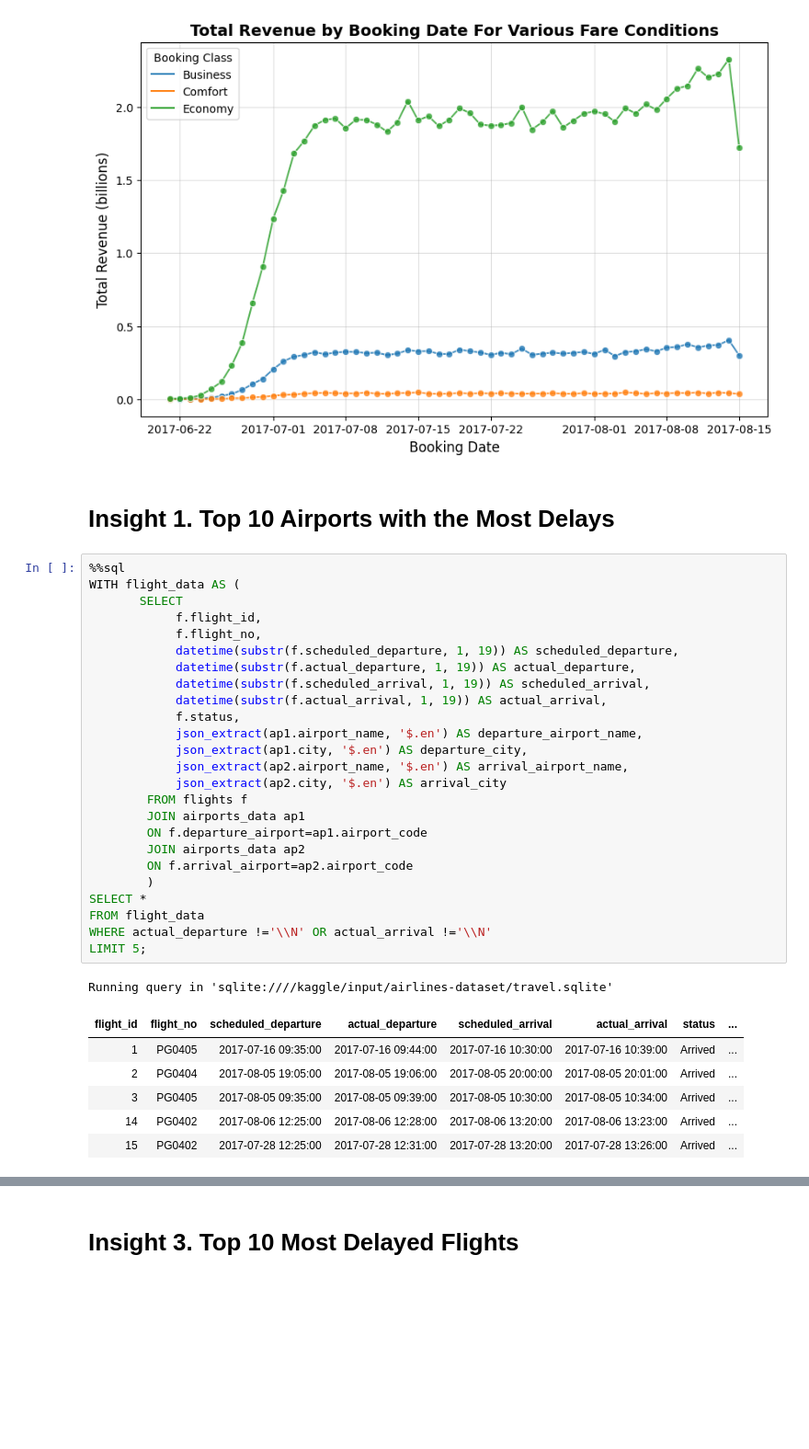
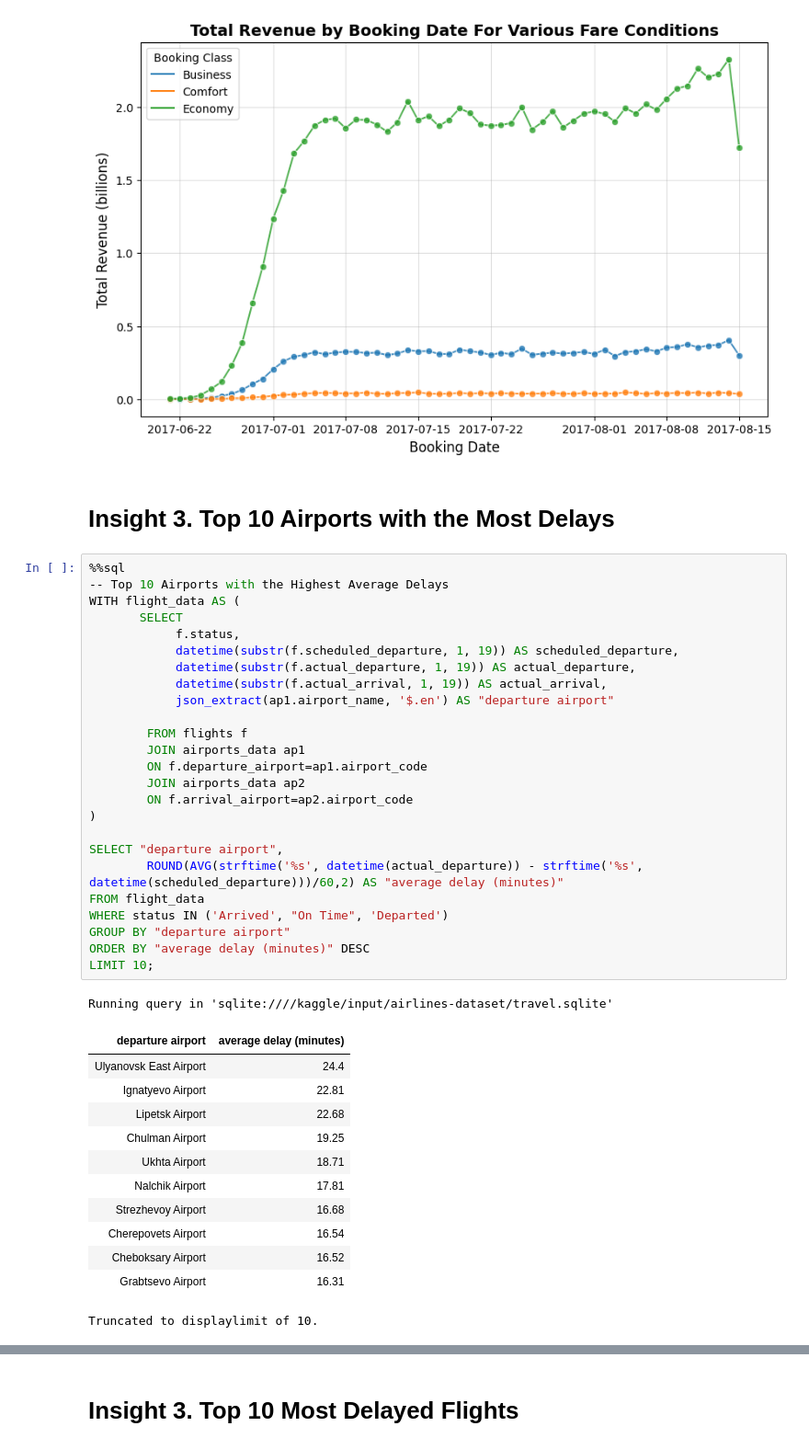
Before and after one commit to Daviedavie100/SQL_Projects, a Jupyter notebook: Airlines_EDA.ipynb, the cells around one changed output, grey strips where cells are left out. Shown at 92% size. Cells and saved outputs as stored; diff of their text form; blank space fills up the shorter version.

```diff
--- a/Airlines_EDA.ipynb
+++ b/Airlines_EDA.ipynb
@@ -483,38 +402,44 @@ plt.show();
 # %% [output]
 [figure]
 # %% [markdown]
-# Insight 1. Top 10 Airports with the Most Delays
+# Insight 3. Top 10 Airports with the Most Delays
 # %%
 %%sql
+-- Top 10 Airports with the Highest Average Delays
 WITH flight_data AS (
        SELECT
-            f.flight_id,
-            f.flight_no,
+            f.status,
             datetime(substr(f.scheduled_departure, 1, 19)) AS scheduled_departure,
             datetime(substr(f.actual_departure, 1, 19)) AS actual_departure,
-            datetime(substr(f.scheduled_arrival, 1, 19)) AS scheduled_arrival,
             datetime(substr(f.actual_arrival, 1, 19)) AS actual_arrival,
-            f.status,
-            json_extract(ap1.airport_name, '$.en') AS departure_airport_name,
-            json_extract(ap1.city, '$.en') AS departure_city,
-            json_extract(ap2.airport_name, '$.en') AS arrival_airport_name,
-            json_extract(ap2.city, '$.en') AS arrival_city
+            json_extract(ap1.airport_name, '$.en') AS "departure airport"
+
         FROM flights f
         JOIN airports_data ap1
         ON f.departure_airport=ap1.airport_code
         JOIN airports_data ap2
         ON f.arrival_airport=ap2.airport_code
-        )
-SELECT *
+)
+
+SELECT "departure airport",
+        ROUND(AVG(strftime('%s', datetime(actual_departure)) - strftime('%s', datetime(scheduled_departure)))/60,2) AS "average delay (minutes)"
 FROM flight_data
-WHERE actual_departure !='\\N' OR actual_arrival !='\\N'
-LIMIT 5;
+WHERE status IN ('Arrived', "On Time", 'Departed')
+GROUP BY "departure airport"
+ORDER BY "average delay (minutes)" DESC
+LIMIT 10;
 # %% [output]
 Running query in 'sqlite:////kaggle/input/airlines-dataset/travel.sqlite'
-| flight_id | flight_no | scheduled_departure | actual_departure | scheduled_arrival | actual_arrival | status | ... |
-| 1 | PG0405 | 2017-07-16 09:35:00 | 2017-07-16 09:44:00 | 2017-07-16 10:30:00 | 2017-07-16 10:39:00 | Arrived | ... |
-| 2 | PG0404 | 2017-08-05 19:05:00 | 2017-08-05 19:06:00 | 2017-08-05 20:00:00 | 2017-08-05 20:01:00 | Arrived | ... |
-| 3 | PG0405 | 2017-08-05 09:35:00 | 2017-08-05 09:39:00 | 2017-08-05 10:30:00 | 2017-08-05 10:34:00 | Arrived | ... |
-| 14 | PG0402 | 2017-08-06 12:25:00 | 2017-08-06 12:28:00 | 2017-08-06 13:20:00 | 2017-08-06 13:23:00 | Arrived | ... |
-| 15 | PG0402 | 2017-07-28 12:25:00 | 2017-07-28 12:31:00 | 2017-07-28 13:20:00 | 2017-07-28 13:26:00 | Arrived | ... |
+| departure airport | average delay (minutes) |
+| Ulyanovsk East Airport | 24.4 |
+| Ignatyevo Airport | 22.81 |
+| Lipetsk Airport | 22.68 |
+| Chulman Airport | 19.25 |
+| Ukhta Airport | 18.71 |
+| Nalchik Airport | 17.81 |
+| Strezhevoy Airport | 16.68 |
+| Cherepovets Airport | 16.54 |
+| Cheboksary Airport | 16.52 |
+| Grabtsevo Airport | 16.31 |
+Truncated to displaylimit of 10.
 # %%
```
Also changed, not shown: parts of 33 cells of this notebook.
